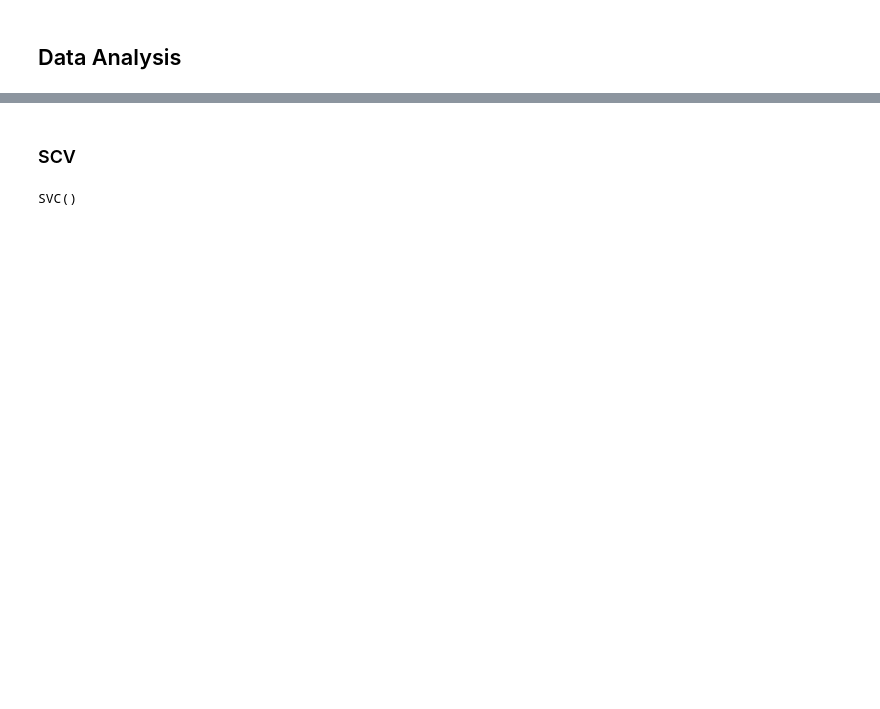
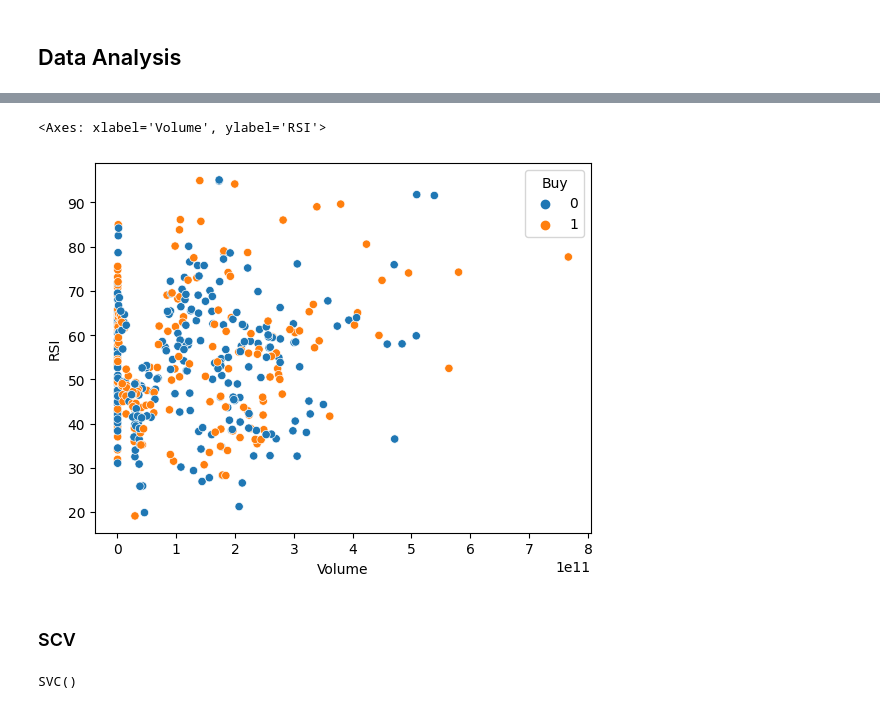
Before and after one commit to oriolmp/BitcoinAnalysis, a Jupyter notebook: data_exploration.ipynb, the cells around one changed output, grey strips where cells are left out. Cells and saved outputs as stored; diff of their text form; code cells hidden in the pictures; blank space fills up the shorter version.

```diff
--- a/data_exploration.ipynb
+++ b/data_exploration.ipynb
@@ -88,7 +90,7 @@ def decide_buy(df: pd.DataFrame):
         if row[0] == len(df)-1:
             buy = 0
         else:
-            if df.iloc[row[0]+1]['Percentual Change'] > 10:
+            if df.iloc[row[0]+1]['Percentual Change'] > 2:
                 buy = 1
             else:
                 buy = 0
@@ -159,3 +135,8 @@ plt.show()
+# %%
+sns.scatterplot(x='Volume', y='RSI', hue='Buy', data=df_labeled[14:])
+# %% [output]
+<Axes: xlabel='Volume', ylabel='RSI'>
+[figure, added]
 # %%
 from sklearn.svm import SVC
 from sklearn.linear_model import LogisticRegression, LinearRegression
```
Also changed, not shown: parts of 25 cells of this notebook.
